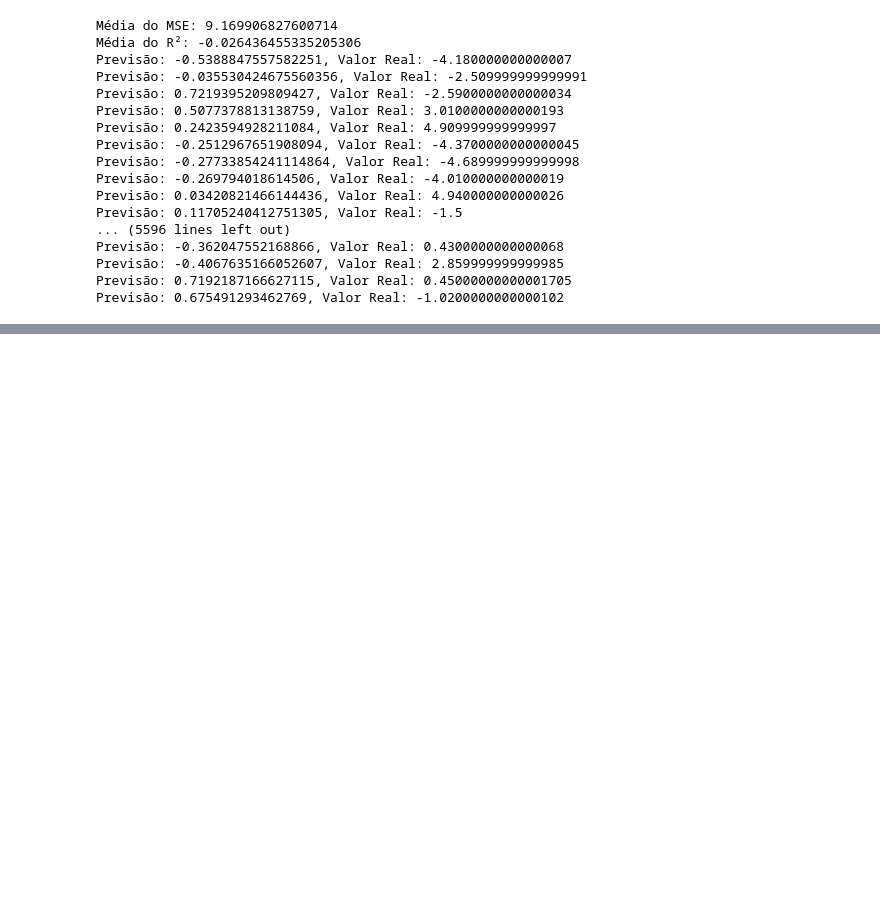
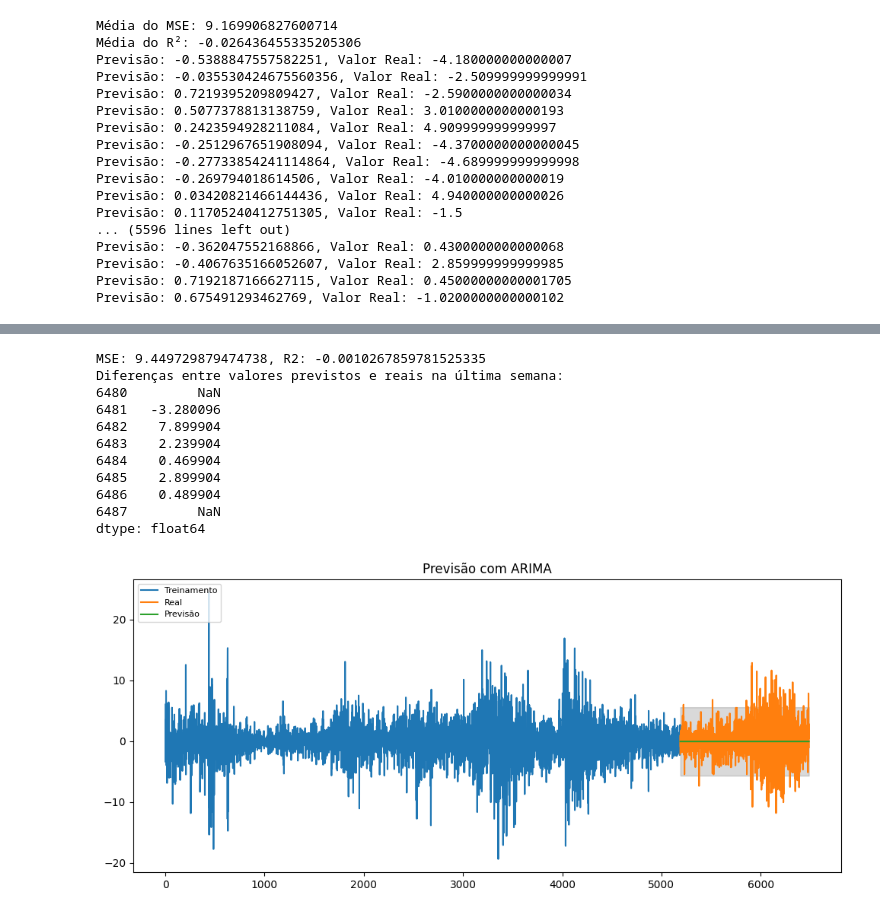
Before and after one commit to M1LENAFAR1A/Previsao_Diferenca_Pontos_Cafe, a Jupyter notebook: ttv.ipynb, the cells around one changed output, grey strips where cells are left out. Saved outputs shown, nothing was run; the diff lists cells and outputs as text; code cells hidden in the pictures; blank space fills up the shorter version.

```diff
--- a/ttv.ipynb
+++ b/ttv.ipynb
@@ -495,0 +566,71 @@ Previsão: 0.675491293462769, Valor Real: -1.0200000000000102
+# %%
+import pandas as pd
+import numpy as np
+import statsmodels.api as sm
+from statsmodels.tsa.arima.model import ARIMA
+from sklearn.metrics import mean_squared_error, r2_score
+import matplotlib.pyplot as plt
+
+# Carregar e preparar dados
+data = pd.read_csv('C:/Users/milen/OneDrive/Documentos/TCC/new/sem_clima.csv')
+data['Data'] = pd.to_datetime(data['Data'])
+data['Diff_Preco_Dolar'] = data['Preco_Dolar'].diff()
+data = data.dropna()
+
+# Definindo a variável alvo
+target = data['Diff_Preco_Dolar']
+
+# Dividindo os dados em treino e teste
+train_size = int(len(target) * 0.8)
+train_data, test_data = target[:train_size], target[train_size:]
+
+# Construindo e ajustando o modelo ARIMA
+model = ARIMA(train_data, order=(1, 1, 1))  # Exemplo: ARIMA(1,1,1)
+fitted_model = model.fit()
+
+# Fazendo previsões
+forecast = fitted_model.get_forecast(len(test_data))
+fc = forecast.predicted_mean
+conf = forecast.conf_int(alpha=0.05)
+
+# Calculando métricas de desempenho
+mse = mean_squared_error(test_data, fc)
+r2 = r2_score(test_data, fc)
+
+print(f"MSE: {mse}, R2: {r2}")
+
+# Calculando a diferença entre os valores previstos e os reais para a última semana
+last_week_predicted = fc[-7:]
+last_week_actual = test_data.iloc[-7:]
+differences = last_week_actual - last_week_predicted
+
+# Mostrando as diferenças
+print("Diferenças entre valores previstos e reais na última semana:")
+print(differences)
+
+# Plotando os resultados
+forecast_series = pd.Series(fc, index=test_data.index)
+lower_series = pd.Series(conf.iloc[:, 0], index=test_data.index)
+upper_series = pd.Series(conf.iloc[:, 1], index=test_data.index)
+
+plt.figure(figsize=(12,5), dpi=100)
+plt.plot(train_data, label='Treinamento')
+plt.plot(test_data, label='Real')
+plt.plot(forecast_series, label='Previsão')
+plt.fill_between(lower_series.index, lower_series, upper_series, color='k', alpha=.15)
+plt.title('Previsão com ARIMA')
+plt.legend(loc='upper left', fontsize=8)
+plt.show()
+# %% [output]
+MSE: 9.449729879474738, R2: -0.0010267859781525335
+Diferenças entre valores previstos e reais na última semana:
+6480         NaN
+6481   -3.280096
+6482    7.899904
+6483    2.239904
+6484    0.469904
+6485    2.899904
+6486    0.489904
+6487         NaN
+dtype: float64
+[figure, added]
```
Also changed, not shown: parts of 7 cells of this notebook, 1 other file.
